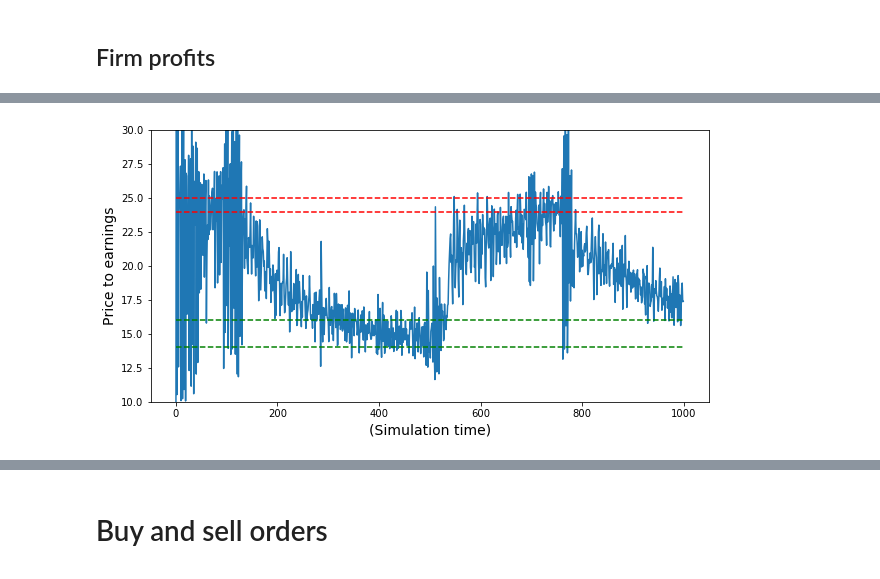
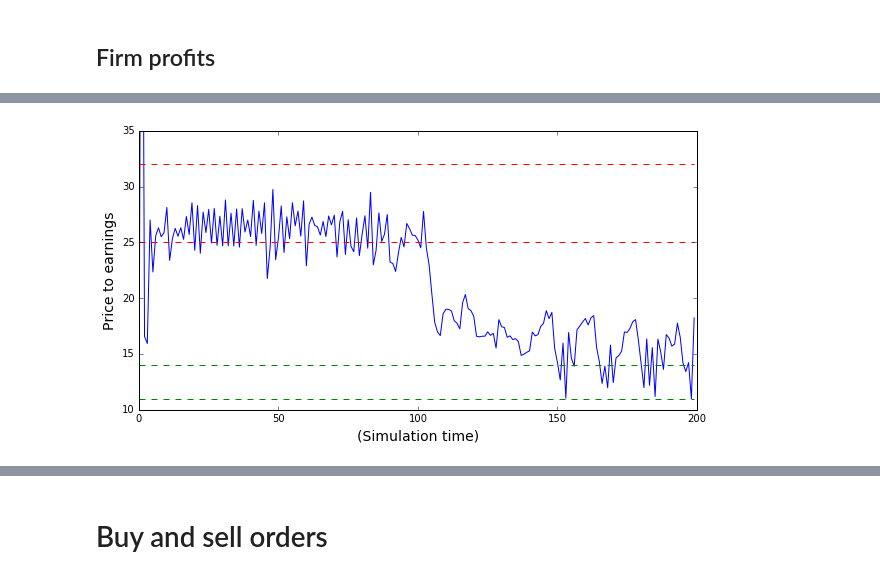
Before and after one commit to LCfP/Agent-Based-Stock-Market-Model, a Jupyter notebook: modeltweaking.ipynb, the cells around one changed output, grey strips where cells are left out. Drawn from its saved outputs; the diff is of its cells as text; code cells hidden in the pictures.

```diff
--- a/modeltweaking.ipynb
+++ b/modeltweaking.ipynb
@@ -30,4 +37,4 @@ from stockmarket import baselinemodel
 # %%
 #%prun baselinemodel.stockMarketSimulation(seed=0, simulation_time=10, amount_momentum=40, amount_mean_reversion=40, amount_firms=1,initial_money=(100, 200),initial_bid_ask=(1,1), initial_memory=(3,7),initial_ma_short=(2,3), initial_ma_long=(6,7),initial_profit=(200,200),initial_book_value=(10000, 10000),initial_stock_amount=400,order_expiration_time=120,init_propensity_to_switch=1.1,init_price_to_earnings_window=(6, 12),firm_profit_mu=0.058,firm_profit_delta=0.00396825396,firm_profit_sigma=0.125,printProgress=False)
 # %%
-SIMTIME = 1000
+SIMTIME = 200
@@ -38,2 +59,28 @@ init_discount_rate = 0.14
+# %%
+initial_total_money = 26000
+init_profit = 1000
+init_discount_rate = 0.17
+price_to_earnings_base = calibratedParams['price_to_earnings_base']
+longMA_heterogeneity = calibratedParams['longMA_heterogeneity']
+price_to_earnings_gap = calibratedParams['price_to_earnings_gap']
+agents_hold_thresholds = calibratedParams['agents_hold_thresholds']
+agent_ma_long = calibratedParams['agent_ma_long']
+shortMA_heterogeneity = calibratedParams['shortMA_heterogeneity']
+price_to_earnings_heterogeneity = calibratedParams['price_to_earnings_heterogeneity']
+profit_announcement_working_days = calibratedParams['profit_announcement_working_days']
+agent_order_price_variability = calibratedParams['agent_order_price_variability']
+agent_volume_risk_aversion = calibratedParams['agent_volume_risk_aversion']
+share_chartists = calibratedParams['share_chartists']
+agent_order_variability = calibratedParams['agent_order_variability']
+agent_propensity_to_switch = calibratedParams['agent_propensity_to_switch']
+agent_ma_short = calibratedParams['agent_ma_short']
+shortMA_memory_divider = calibratedParams['shortMA_memory_divider']
+share_mean_reversion = calibratedParams['share_mean_reversion']
+order_expiration_time = calibratedParams['order_expiration_time']
+# %%
+PE_low_low = price_to_earnings_base
+PE_low_high = int(price_to_earnings_heterogeneity*price_to_earnings_base)
+PE_high_low = PE_low_high + price_to_earnings_gap
+PE_high_high = int(price_to_earnings_heterogeneity*PE_high_low)
 # %%
 agents, firms, stocks, order_books = baselinemodel.stockMarketSimulation(seed=0,
@@ -81,22 +131,22 @@ ax1.set_xlabel('(Simulation time)', fontsize='14')
 # %%
 price_to_earnings = stocks[0].price_to_earnings_history
 
 fig, ax1 = plt.subplots(1, 1, figsize=(10,5))
 
 ax1.plot(range(len(price_to_earnings)), price_to_earnings)
-ax1.plot(range(len(price_to_earnings)), [14 for x in range(len(price_to_earnings))], 'g--')
-ax1.plot(range(len(price_to_earnings)), [16 for x in range(len(price_to_earnings))], 'g--')
-ax1.plot(range(len(price_to_earnings)), [24 for x in range(len(price_to_earnings))], 'r--')
-ax1.plot(range(len(price_to_earnings)), [25 for x in range(len(price_to_earnings))], 'r--')
+ax1.plot(range(len(price_to_earnings)), [PE_low_low for x in range(len(price_to_earnings))], 'g--')
+ax1.plot(range(len(price_to_earnings)), [PE_low_high for x in range(len(price_to_earnings))], 'g--')
+ax1.plot(range(len(price_to_earnings)), [PE_high_low for x in range(len(price_to_earnings))], 'r--')
+ax1.plot(range(len(price_to_earnings)), [PE_high_high for x in range(len(price_to_earnings))], 'r--')
 #ax1.plot(range(len(price_to_earnings)), )
 
-ax1.set_ylim(10, 30)
+ax1.set_ylim(10, 35)
 
 ax1.set_ylabel('Price to earnings', fontsize='14')
 ax1.set_xlabel('(Simulation time)', fontsize='14')
-fig.savefig('price_to_earning_noise_traders.png')
+fig.savefig('price_to_earning_calibrated_model.png')
 # %% [output]
-[figure, old version]
+[figure, new version]
 # %%
 def calculate_returns(orderbook_transaction_price_history):
     """Return the returns"""
```
Also changed, not shown: parts of 45 cells of this notebook, 1 other file.
